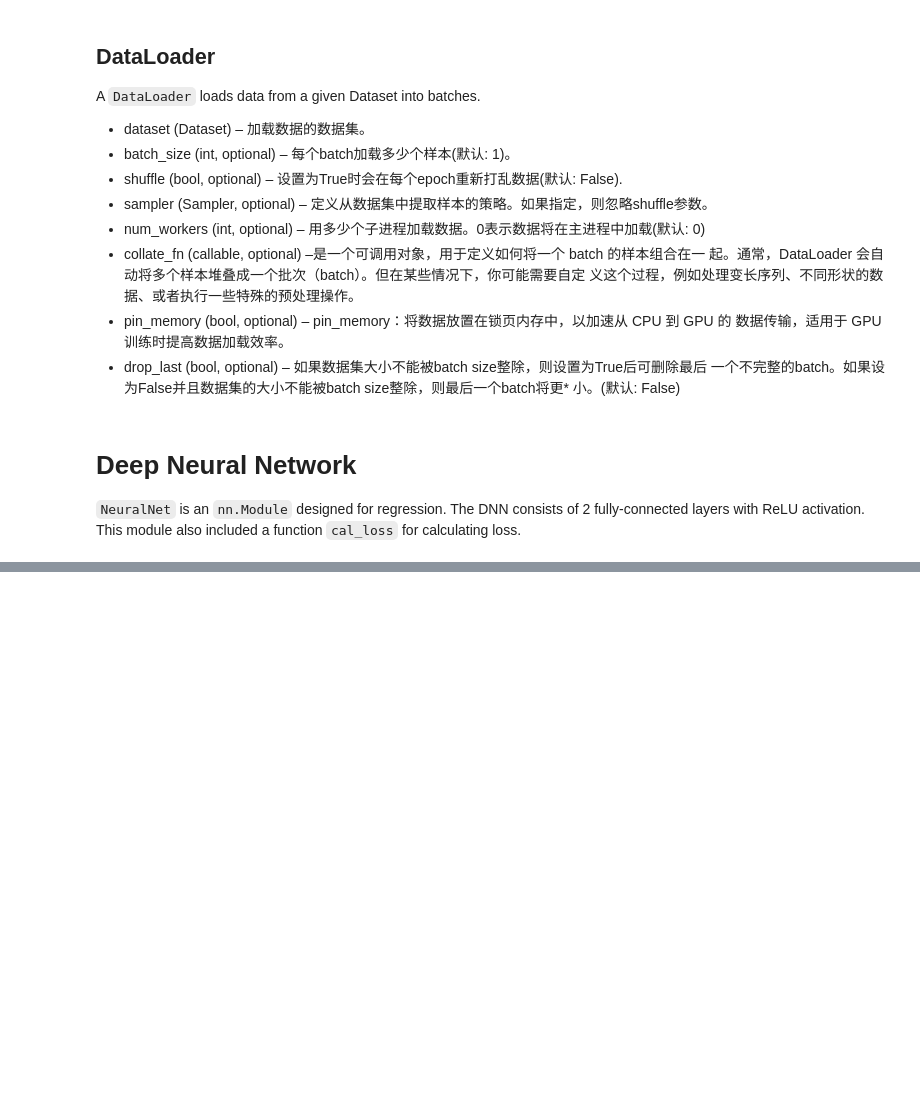
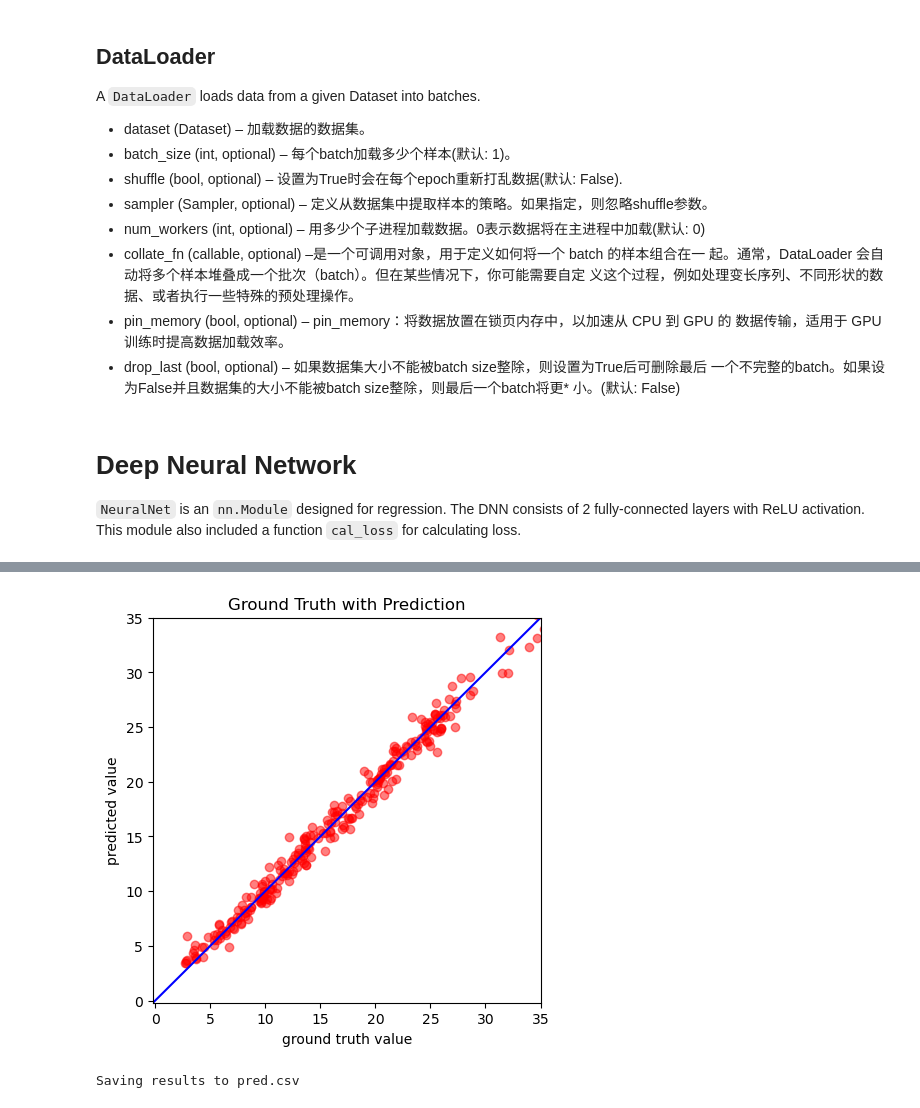
Before and after one commit to Crisp-hub/DL-competition-note, a Jupyter notebook: HW1/Covid2019-dataset-prediction.ipynb, the cells around one changed output, grey strips where cells are left out. Saved outputs shown, nothing was run; the diff lists cells and outputs as text; code cells hidden in the pictures; blank space fills up the shorter version.

```diff
--- a/HW1/Covid2019-dataset-prediction.ipynb
+++ b/HW1/Covid2019-dataset-prediction.ipynb
@@ -221,7 +234,7 @@ A `DataLoader` loads data from a given Dataset into batches.
 def prepDataLoader(path, mode, batch_size, n_jobs = 0, target_only = False):
     '''Generate dataset and put it into a dataloader.'''
     #使用参数初始化实现的抽象类后续需要dataset来传给Dataloader进行迭代
-    dataset = COVID19Dataset(path,mode = mode,target_only = target_only)
+    dataset = COVID2019Dataset(path,mode = mode,target_only = target_only)
     dataloader = DataLoader(dataset, batch_size,
                             shuffle=(mode == 'train'),
                             drop_last=False,num_workers=n_jobs,
@@ -293,0 +444,22 @@ def train(tr_set, dev_set, model, config, device):
+# %%
+del model
+model = NeuralNet(train_set.dataset.dim).to(device)
+ckpt = torch.load(config['save_path'], map_location='cpu')  # Load your best model
+model.load_state_dict(ckpt)
+plot_pred(dev_set, model, device)  # Show prediction on the validation set
+# %% [output]
+[figure, added]
+# %%
+def save_pred(preds, file):
+    ''' Save predictions to specified file '''
+    print('Saving results to {}'.format(file))
+    with open(file, 'w') as fp:
+        writer = csv.writer(fp)
+        writer.writerow(['id', 'tested_positive'])
+        for i, p in enumerate(preds):
+            writer.writerow([i, p])
+
+preds = test(tt_set, model, device)  # predict COVID-19 cases with your model
+save_pred(preds, 'pred.csv')         # save prediction file to pred.csv
+# %% [output]
+Saving results to pred.csv
```
Also changed, not shown: parts of 17 cells of this notebook, 3 other files.
